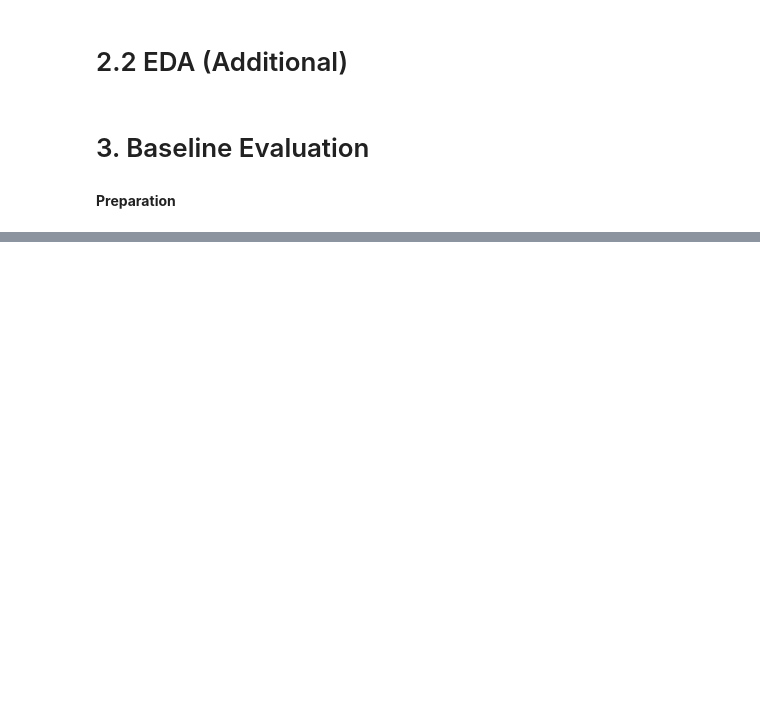
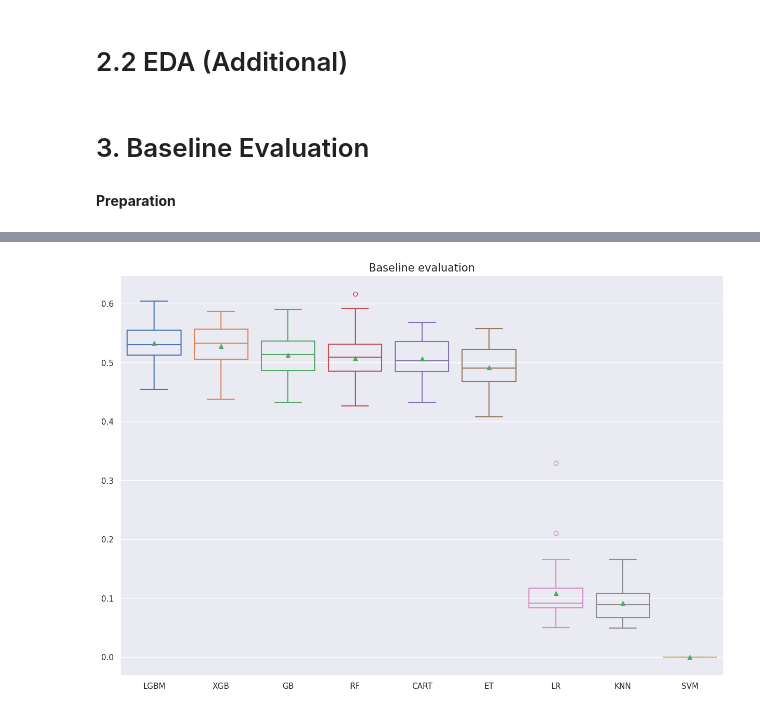
Before and after one commit to hyugai/ML-Classification-CustomerChurn_EuropeanBasedBank, a Jupyter notebook: jupyter/init.ipynb, the cells around one changed output, grey strips where cells are left out. Cells and saved outputs as stored; diff of their text form; code cells hidden in the pictures; blank space fills up the shorter version.

```diff
--- a/jupyter/init.ipynb
+++ b/jupyter/init.ipynb
@@ -310,3 +325,9 @@ plt.show()
 # 3. Baseline Evaluation
 # %% [markdown]
 <b>Preparation</b>
+# %%
+# prepare data to train
+materials = prepare_data_to_train('../resource/data/cleaned.csv')
+##
+num_idxes = [i for i, name in enumerate(df_cleaned.columns) if name in num_cols]
+cat_idxes = [i for i, name in enumerate(df_cleaned.columns.drop('Exited')) if name in cat_cols]
@@ -312,0 +336,35 @@ plt.show()
+# %%
+# warnings
+simplefilter(action='ignore')
+
+# base models
+base_models = load_base_models()
+
+# transformers
+ct = ColumnTransformer(transformers=[('cat_pro', OneHotEncoder(drop='first', sparse_output=False), cat_idxes)],
+                       remainder='passthrough')
+
+# mlflow
+results = dict()
+for name, model in base_models:
+    pipeline = Pipeline([('ct', ct),
+                         (name, model)])
+    cv_results = cross_val_score(estimator=pipeline, X=materials['X_train'], y=materials['y_train'],
+                                 scoring=make_scorer(fbeta_score, beta=2),
+                                 cv=RepeatedStratifiedKFold(n_splits=10, n_repeats=3))
+    print(f'{name}: {cv_results.mean()} ({cv_results.std()})')
+    results[name] = cv_results
+    ##
+    pipeline.fit(materials['X_train'], materials['y_train'])
+    val_predictions = pipeline.predict(materials['X_test'])
+    val_fbeta = fbeta_score(materials['y_test'], val_predictions,
+                            beta=2)
+    with mlflow.start_run():
+        ###
+        mlflow.set_tags({'pre_pro': 'ohe', 'base_model': name,
+                         'beta_f': 2})
+        ###
+        mlflow.log_metrics({'avg_fbeta': cv_results.mean(),
+                            'val_fbeta': val_fbeta})
+        ###
+        mlflow.sklearn.log_model(sk_model=pipeline, artifact_path='model')
@@ -312,0 +381,6 @@ plt.show()
+# %%
+# plotting kfolds result
+fig = plot_kfold_results(kfold_results=results, title='Baseline evaluation')
+fig.savefig('../resource/jupyter/image/baseline_evaluation.png')
+# %% [output]
+[figure, added]
```
Also changed, not shown: parts of 5 cells of this notebook, 48 other files.
